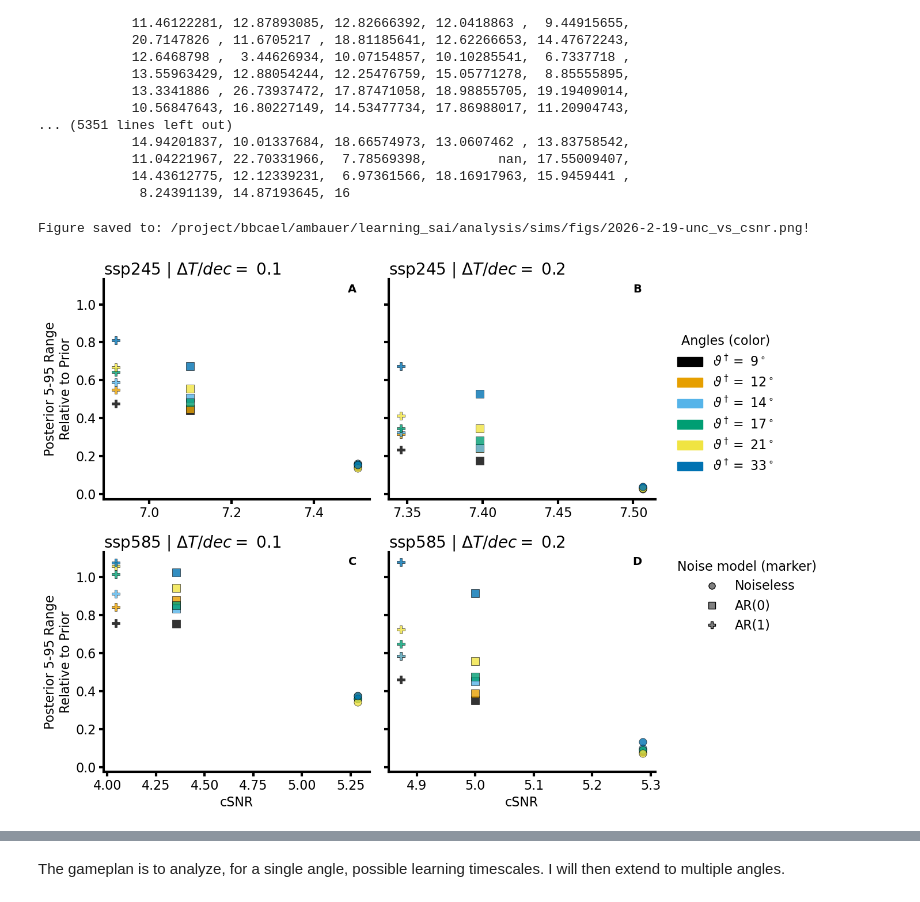
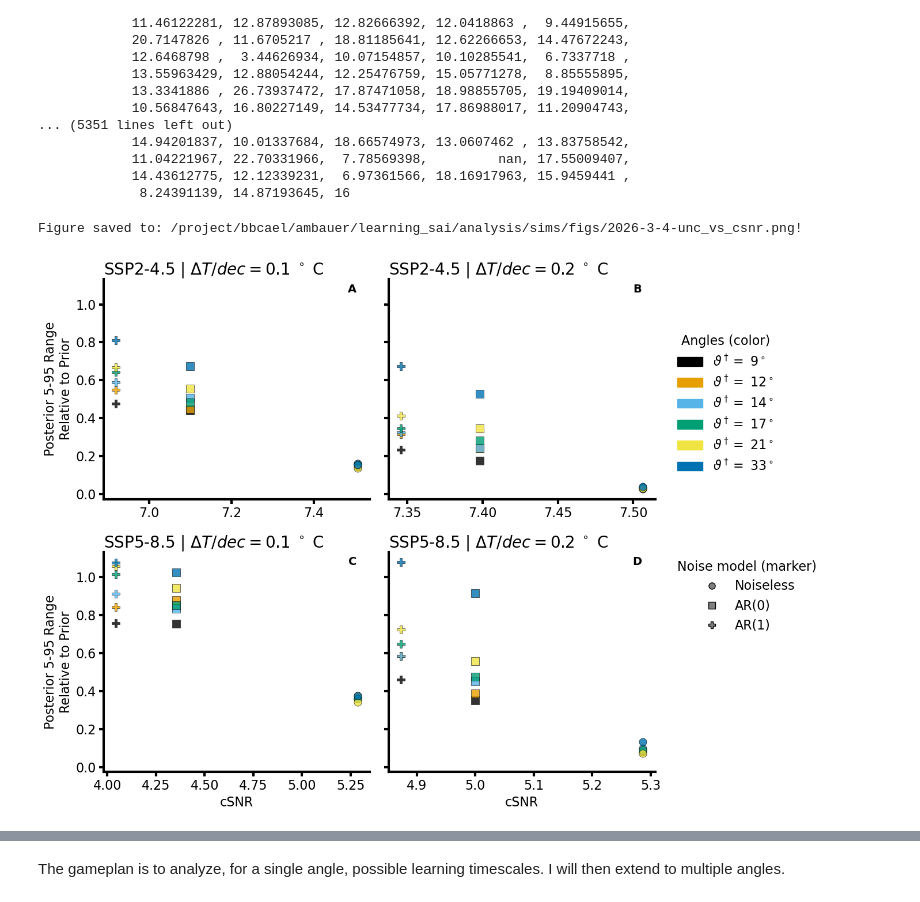
Before and after one commit to adam-bauer-34/learning_sai, a Jupyter notebook: analysis/sims/unc-vs-int-snr.ipynb, the cells around one changed output, grey strips where cells are left out. Drawn from its saved outputs; the diff is of its cells as text; code cells hidden in the pictures.

```diff
--- a/analysis/sims/unc-vs-int-snr.ipynb
+++ b/analysis/sims/unc-vs-int-snr.ipynb
@@ -25,7 +25,7 @@ from pathlib import Path
 # %%
 presets, basefile = get_presets()
 plt.rcParams.update(presets)
-SAVE_FIGS = False
+SAVE_FIGS = True
 # %%
 # this is new and right (ง'̀-'́)ง
 def get_angle(a1, a2, b1, b2, l, e, g, phi=0.09):
@@ -110,7 +110,7 @@ noise_model_chars = {
 }
 # %%
 dt_meta = open_datatree(
-    f'{cwd}/../../model/data/output/pco2geowc/margobs_ws_ssp245_pco2geowc_TMIN2025_AR1_THETA14_ECS3.0_DEGpDEC0.1_NYRSRAMP50_Nwinds14custom_Nens500.nc',
+    f'{cwd}/../../data/output/pco2geowc/margobs_ws_ssp245_pco2geowc_TMIN2025_AR1_THETA14_ECS3.0_DEGpDEC0.1_NYRSRAMP50_Nwinds14custom_Nens500.nc',
     engine='netcdf4')
 # %%
 relevant_vars = ['cost_hist', 'controls', 'controls_hist']
@@ -290,11 +290,12 @@ fig, axs = plt.subplots(2, 2, figsize=(14, 10), sharex=False, sharey=True)
 axs = axs.reshape(2, 2)
 ssp_order = ssps  # ['ssp245','ssp585']
 deg_order = DEGpDECs  # ['0.1','0.2']
+ssp_titles = ['SSP2-4.5', 'SSP5-8.5']
 
 for i_ssp, ssp in enumerate(ssp_order):
     for j_deg, deg in enumerate(deg_order):
         ax = axs[i_ssp, j_deg]
-        ax.set_title(f'{ssp} | $\Delta T / dec = $ {deg}')
+        ax.set_title(f'{ssp_titles[i_ssp]} | $\Delta T / dec = ${deg} $^\circ$ C')
         if i_ssp == 1:
             ax.set_xlabel('cSNR')
         if j_deg == 0:
@@ -307,40 +308,42 @@ for i_ssp, ssp in enumerate(ssp_order):
                 try:
                     prior_range = simulation_dict[ssp][deg][noise][ang][f'prior_{PLO}-{PHI}_range']
                     post_range = simulation_dict[ssp][deg][noise][ang][f'post_{PLO}-{PHI}_range']
                     csnr = simulation_dict[ssp][deg][noise][ang]['cSNR']
                 except Exception:
                     continue
 
                 # guard against zero or nan prior range
                 if prior_range == 0 or np.isnan(prior_range):
                     ratio = np.nan
                 else:
                     ratio = post_range / prior_range
 
                 ax.scatter(csnr, ratio, color=angle_to_color[ang], marker=noise_to_marker[noise], s=90, edgecolors='k', linewidths=0.5, alpha=0.8)
 
 # build legend: angles (colors) and noise models (markers)
 angle_handles = [mpatches.Patch(color=angle_to_color[a], label=r'$\vartheta^\dagger =$ {}$^\circ$'.format(a)) for a in angles_list]
 noise_handles = [Line2D([0], [0], marker=noise_to_marker[n], color='w', label=n, markerfacecolor='gray', markersize=8, markeredgecolor='k') for n in noise_list]
 
 #for ax in axs.flatten():
 #    ax.set_ylim((0, 1))
 
 # place legends outside the axes to avoid overlap
 axs[0,1].legend(handles=angle_handles, title='Angles (color)', bbox_to_anchor=(1.04, 0.8), loc='upper left')
 axs[1,1].legend(handles=noise_handles, title='Noise model (marker)', bbox_to_anchor=(1.04, 0.8), loc='center left')
-SAVE_FIGS = True
-plt.tight_layout()
+
+labels = ['A','B','C','D']
+for i, ax in enumerate(np.array(axs).flatten()):
+    ax.text(0.95, 0.98, labels[i], transform=ax.transAxes, fontsize=14, fontweight='bold', va='top', ha='right')
+
 if SAVE_FIGS:
     plt.savefig(basefile + 'unc_vs_csnr.png', dpi=300, bbox_inches='tight')
     print(f"Figure saved to: {basefile + 'unc_vs_csnr.png'}!")
-labels = ['A','B','C','D']
-for i, ax in enumerate(np.array(axs).flatten()):
-    ax.text(0.95, 0.98, labels[i], transform=ax.transAxes, fontsize=14, fontweight='bold', va='top', ha='right')
+
+plt.tight_layout()
 plt.show()
 # %% [output]
-Figure saved to: /project/bbcael/ambauer/learning_sai/analysis/sims/figs/2026-2-19-unc_vs_csnr.png!
+Figure saved to: /project/bbcael/ambauer/learning_sai/analysis/sims/figs/2026-3-4-unc_vs_csnr.png!
-[figure, old version]
+[figure, new version]
 # %%
 import numpy as np
 # Plot ratio of posterior/prior 5-95 percentile range vs cSNR
```
Also changed, not shown: parts of 3 cells of this notebook.
